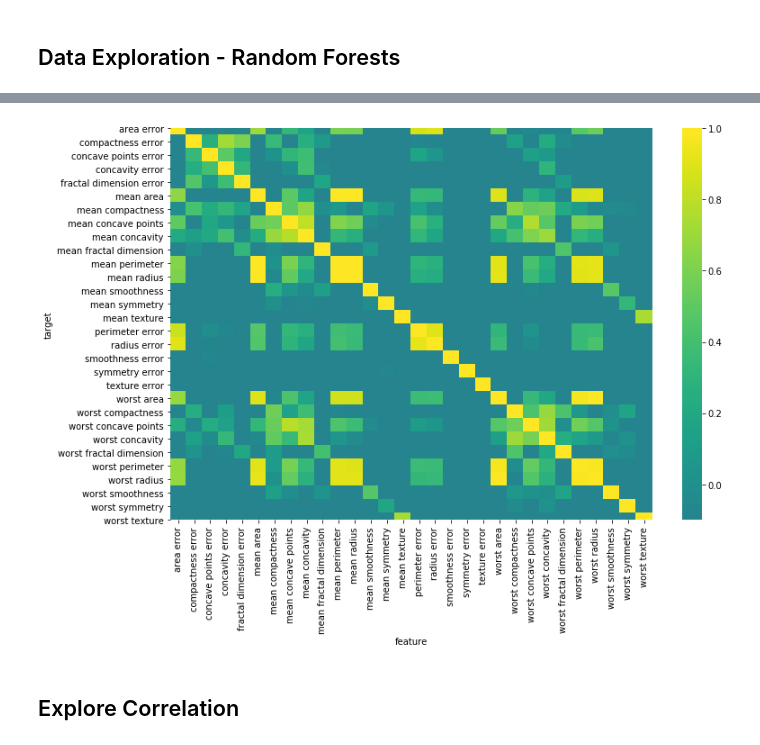
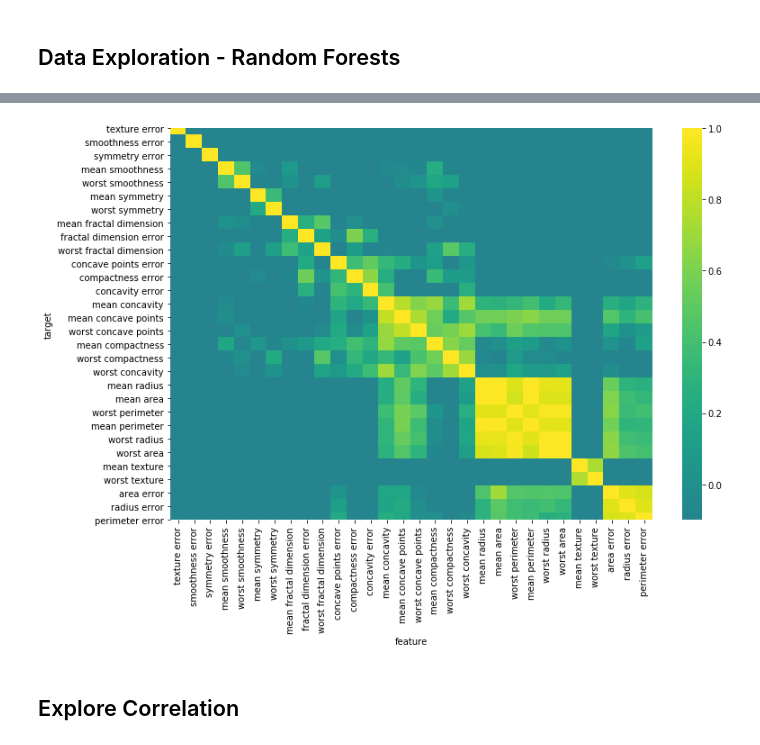
Before and after one commit to ianozsvald/beyond_correlation, a Jupyter notebook: examples/example_breast_cancer_feature_relationships.ipynb, the cells around one changed output, grey strips where cells are left out. Saved outputs shown, nothing was run; the diff lists cells and outputs as text; code cells hidden in the pictures.

```diff
--- a/examples/example_breast_cancer_feature_relationships.ipynb
+++ b/examples/example_breast_cancer_feature_relationships.ipynb
@@ -80,8 +83,9 @@ df = df_bc[cols]
 # %% [markdown]
 ## Data Exploration - Random Forests
 # %%
-%time df_results = discover.discover(df[cols].sample(frac=1), classifier_overrides)
+df_results_tmp = df_results.pivot(index='target', columns='feature', values='score')[cols].T[cols].T
+
 fig, ax = plt.subplots(figsize=(12, 8))
-sns.heatmap(df_results.pivot(index='target', columns='feature', values='score').fillna(1),
+sns.heatmap(df_results_tmp.fillna(1),
             annot=False, center=0, ax=ax, vmin=-0.1, vmax=1, cmap="viridis");
 # %% [output]
@@ -90,4 +92,4 @@ Wall time: 4min 10s
-[figure, old version]
+[figure, new version]
 # %% [markdown]
 ## Explore Correlation
 # %% [markdown]
```
Also changed, not shown: parts of 6 cells of this notebook, 2 other files.
